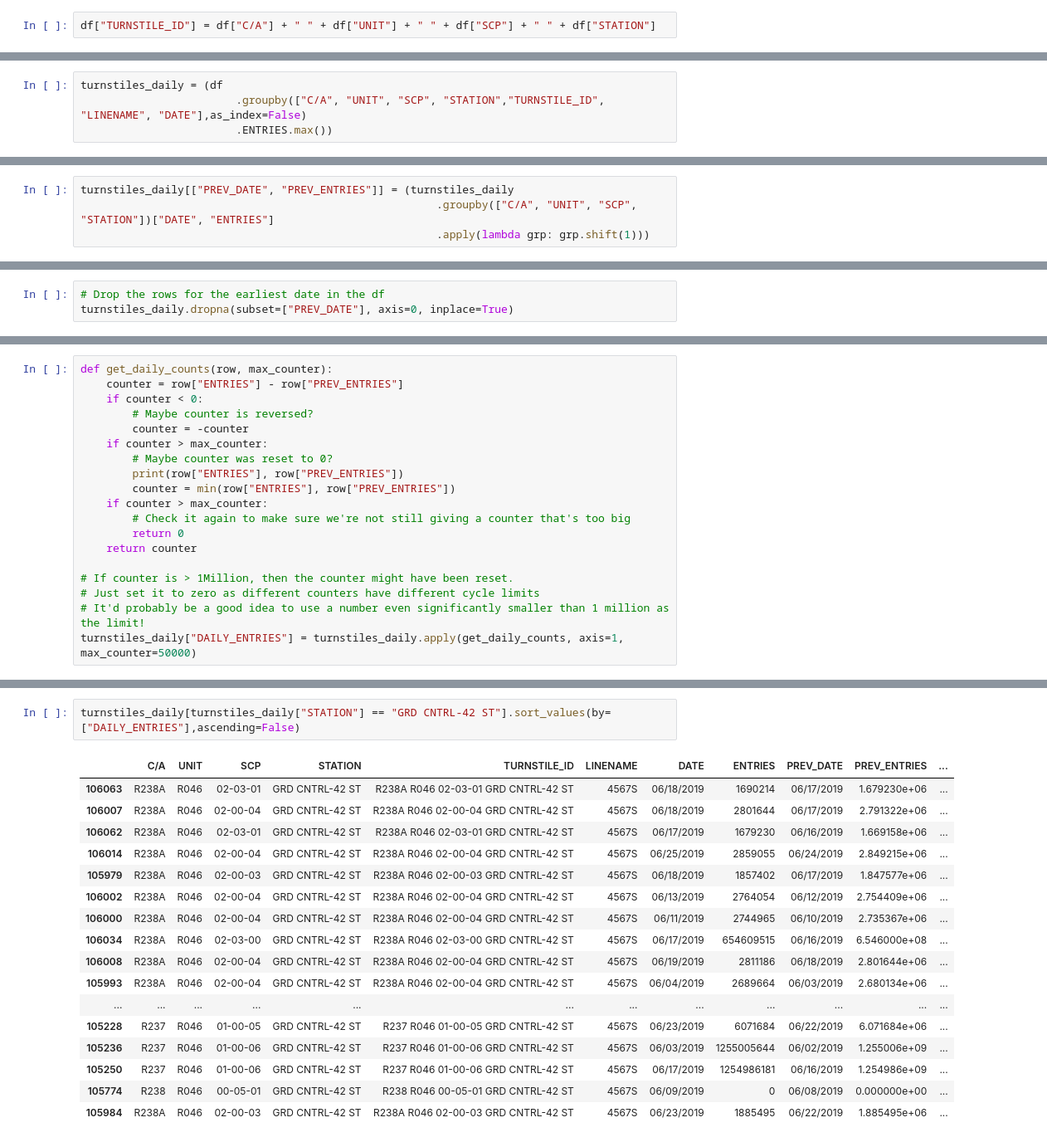
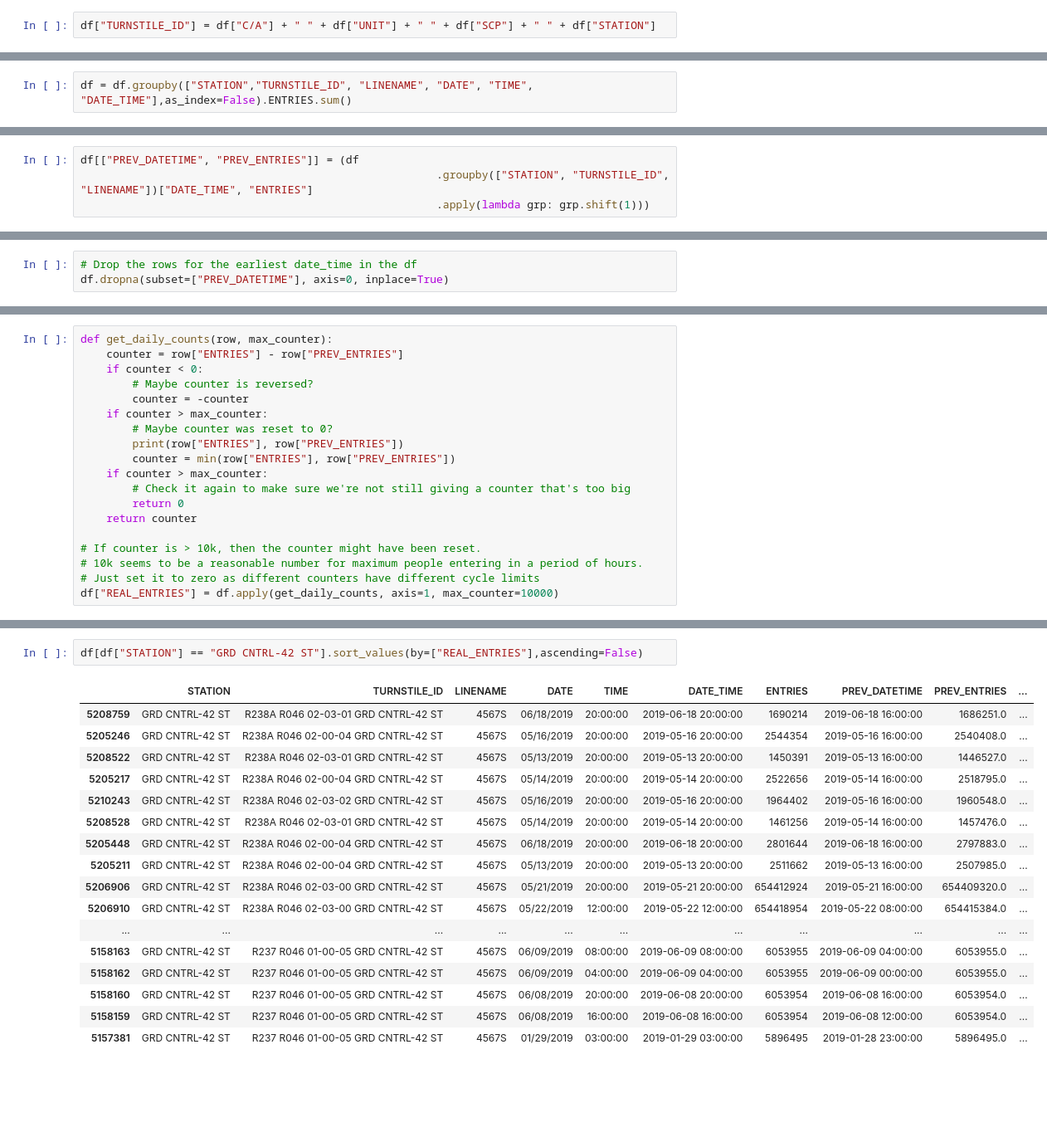
Before and after one commit to liviasalgueiro/Metis_Project-1, a Jupyter notebook: BlackBelt_Benson_Project.ipynb, the cells around one changed output, grey strips where cells are left out. Shown at 83% size. Cells and saved outputs as stored; diff of their text form; blank space fills up the shorter version.

```diff
--- a/BlackBelt_Benson_Project.ipynb
+++ b/BlackBelt_Benson_Project.ipynb
@@ -260,4 +394,2 @@ df["STATION_LINE"] = df["STATION"] + " " + df["LINENAME"]
 # %%
-turnstiles_daily = (df
-                        .groupby(["C/A", "UNIT", "SCP", "STATION","TURNSTILE_ID", "LINENAME", "DATE"],as_index=False)
-                        .ENTRIES.max())
+df = df.groupby(["STATION","TURNSTILE_ID", "LINENAME", "DATE", "TIME", "DATE_TIME"],as_index=False).ENTRIES.sum()
@@ -285,4 +396,4 @@ turnstiles_daily
 # %%
-turnstiles_daily[["PREV_DATE", "PREV_ENTRIES"]] = (turnstiles_daily
-                                                       .groupby(["C/A", "UNIT", "SCP", "STATION"])["DATE", "ENTRIES"]
+df[["PREV_DATETIME", "PREV_ENTRIES"]] = (df
+                                                       .groupby(["STATION", "TURNSTILE_ID", "LINENAME"])["DATE_TIME", "ENTRIES"]
                                                        .apply(lambda grp: grp.shift(1)))
@@ -310,3 +414,3 @@ turnstiles_daily
 # %%
-# Drop the rows for the earliest date in the df
-turnstiles_daily.dropna(subset=["PREV_DATE"], axis=0, inplace=True)
+# Drop the rows for the earliest date_time in the df
+df.dropna(subset=["PREV_DATETIME"], axis=0, inplace=True)
@@ -325,8 +431,8 @@ def get_daily_counts(row, max_counter):
         return 0
     return counter
 
-# If counter is > 1Million, then the counter might have been reset.
+# If counter is > 10k, then the counter might have been reset.
+# 10k seems to be a reasonable number for maximum people entering in a period of hours.
 # Just set it to zero as different counters have different cycle limits
-# It'd probably be a good idea to use a number even significantly smaller than 1 million as the limit!
-turnstiles_daily["DAILY_ENTRIES"] = turnstiles_daily.apply(get_daily_counts, axis=1, max_counter=50000)
+df["REAL_ENTRIES"] = df.apply(get_daily_counts, axis=1, max_counter=10000)
 # %% [output]
@@ -370,20 +465,20 @@ Name: DAILY_ENTRIES, Length: 131224, dtype: float64
 # %%
-turnstiles_daily[turnstiles_daily["STATION"] == "GRD CNTRL-42 ST"].sort_values(by=["DAILY_ENTRIES"],ascending=False)
+df[df["STATION"] == "GRD CNTRL-42 ST"].sort_values(by=["REAL_ENTRIES"],ascending=False)
 # %% [output]
-|  | C/A | UNIT | SCP | STATION | TURNSTILE_ID | LINENAME | DATE | ENTRIES | PREV_DATE | PREV_ENTRIES | ... |
-| 106063 | R238A | R046 | 02-03-01 | GRD CNTRL-42 ST | R238A R046 02-03-01 GRD CNTRL-42 ST | 4567S | 06/18/2019 | 1690214 | 06/17/2019 | 1.679230e+06 | ... |
-| 106007 | R238A | R046 | 02-00-04 | GRD CNTRL-42 ST | R238A R046 02-00-04 GRD CNTRL-42 ST | 4567S | 06/18/2019 | 2801644 | 06/17/2019 | 2.791322e+06 | ... |
-| 106062 | R238A | R046 | 02-03-01 | GRD CNTRL-42 ST | R238A R046 02-03-01 GRD CNTRL-42 ST | 4567S | 06/17/2019 | 1679230 | 06/16/2019 | 1.669158e+06 | ... |
-| 106014 | R238A | R046 | 02-00-04 | GRD CNTRL-42 ST | R238A R046 02-00-04 GRD CNTRL-42 ST | 4567S | 06/25/2019 | 2859055 | 06/24/2019 | 2.849215e+06 | ... |
-| 105979 | R238A | R046 | 02-00-03 | GRD CNTRL-42 ST | R238A R046 02-00-03 GRD CNTRL-42 ST | 4567S | 06/18/2019 | 1857402 | 06/17/2019 | 1.847577e+06 | ... |
-| 106002 | R238A | R046 | 02-00-04 | GRD CNTRL-42 ST | R238A R046 02-00-04 GRD CNTRL-42 ST | 4567S | 06/13/2019 | 2764054 | 06/12/2019 | 2.754409e+06 | ... |
-| 106000 | R238A | R046 | 02-00-04 | GRD CNTRL-42 ST | R238A R046 02-00-04 GRD CNTRL-42 ST | 4567S | 06/11/2019 | 2744965 | 06/10/2019 | 2.735367e+06 | ... |
-| 106034 | R238A | R046 | 02-03-00 | GRD CNTRL-42 ST | R238A R046 02-03-00 GRD CNTRL-42 ST | 4567S | 06/17/2019 | 654609515 | 06/16/2019 | 6.546000e+08 | ... |
-| 106008 | R238A | R046 | 02-00-04 | GRD CNTRL-42 ST | R238A R046 02-00-04 GRD CNTRL-42 ST | 4567S | 06/19/2019 | 2811186 | 06/18/2019 | 2.801644e+06 | ... |
-| 105993 | R238A | R046 | 02-00-04 | GRD CNTRL-42 ST | R238A R046 02-00-04 GRD CNTRL-42 ST | 4567S | 06/04/2019 | 2689664 | 06/03/2019 | 2.680134e+06 | ... |
-| ... | ... | ... | ... | ... | ... | ... | ... | ... | ... | ... | ... |
-| 105228 | R237 | R046 | 01-00-05 | GRD CNTRL-42 ST | R237 R046 01-00-05 GRD CNTRL-42 ST | 4567S | 06/23/2019 | 6071684 | 06/22/2019 | 6.071684e+06 | ... |
-| 105236 | R237 | R046 | 01-00-06 | GRD CNTRL-42 ST | R237 R046 01-00-06 GRD CNTRL-42 ST | 4567S | 06/03/2019 | 1255005644 | 06/02/2019 | 1.255006e+09 | ... |
-| 105250 | R237 | R046 | 01-00-06 | GRD CNTRL-42 ST | R237 R046 01-00-06 GRD CNTRL-42 ST | 4567S | 06/17/2019 | 1254986181 | 06/16/2019 | 1.254986e+09 | ... |
-| 105774 | R238 | R046 | 00-05-01 | GRD CNTRL-42 ST | R238 R046 00-05-01 GRD CNTRL-42 ST | 4567S | 06/09/2019 | 0 | 06/08/2019 | 0.000000e+00 | ... |
-| 105984 | R238A | R046 | 02-00-03 | GRD CNTRL-42 ST | R238A R046 02-00-03 GRD CNTRL-42 ST | 4567S | 06/23/2019 | 1885495 | 06/22/2019 | 1.885495e+06 | ... |
+|  | STATION | TURNSTILE_ID | LINENAME | DATE | TIME | DATE_TIME | ENTRIES | PREV_DATETIME | PREV_ENTRIES | ... |
+| 5208759 | GRD CNTRL-42 ST | R238A R046 02-03-01 GRD CNTRL-42 ST | 4567S | 06/18/2019 | 20:00:00 | 2019-06-18 20:00:00 | 1690214 | 2019-06-18 16:00:00 | 1686251.0 | ... |
+| 5205246 | GRD CNTRL-42 ST | R238A R046 02-00-04 GRD CNTRL-42 ST | 4567S | 05/16/2019 | 20:00:00 | 2019-05-16 20:00:00 | 2544354 | 2019-05-16 16:00:00 | 2540408.0 | ... |
+| 5208522 | GRD CNTRL-42 ST | R238A R046 02-03-01 GRD CNTRL-42 ST | 4567S | 05/13/2019 | 20:00:00 | 2019-05-13 20:00:00 | 1450391 | 2019-05-13 16:00:00 | 1446527.0 | ... |
+| 5205217 | GRD CNTRL-42 ST | R238A R046 02-00-04 GRD CNTRL-42 ST | 4567S | 05/14/2019 | 20:00:00 | 2019-05-14 20:00:00 | 2522656 | 2019-05-14 16:00:00 | 2518795.0 | ... |
+| 5210243 | GRD CNTRL-42 ST | R238A R046 02-03-02 GRD CNTRL-42 ST | 4567S | 05/16/2019 | 20:00:00 | 2019-05-16 20:00:00 | 1964402 | 2019-05-16 16:00:00 | 1960548.0 | ... |
+| 5208528 | GRD CNTRL-42 ST | R238A R046 02-03-01 GRD CNTRL-42 ST | 4567S | 05/14/2019 | 20:00:00 | 2019-05-14 20:00:00 | 1461256 | 2019-05-14 16:00:00 | 1457476.0 | ... |
+| 5205448 | GRD CNTRL-42 ST | R238A R046 02-00-04 GRD CNTRL-42 ST | 4567S | 06/18/2019 | 20:00:00 | 2019-06-18 20:00:00 | 2801644 | 2019-06-18 16:00:00 | 2797883.0 | ... |
+| 5205211 | GRD CNTRL-42 ST | R238A R046 02-00-04 GRD CNTRL-42 ST | 4567S | 05/13/2019 | 20:00:00 | 2019-05-13 20:00:00 | 2511662 | 2019-05-13 16:00:00 | 2507985.0 | ... |
+| 5206906 | GRD CNTRL-42 ST | R238A R046 02-03-00 GRD CNTRL-42 ST | 4567S | 05/21/2019 | 20:00:00 | 2019-05-21 20:00:00 | 654412924 | 2019-05-21 16:00:00 | 654409320.0 | ... |
+| 5206910 | GRD CNTRL-42 ST | R238A R046 02-03-00 GRD CNTRL-42 ST | 4567S | 05/22/2019 | 12:00:00 | 2019-05-22 12:00:00 | 654418954 | 2019-05-22 08:00:00 | 654415384.0 | ... |
+| ... | ... | ... | ... | ... | ... | ... | ... | ... | ... | ... |
+| 5158163 | GRD CNTRL-42 ST | R237 R046 01-00-05 GRD CNTRL-42 ST | 4567S | 06/09/2019 | 08:00:00 | 2019-06-09 08:00:00 | 6053955 | 2019-06-09 04:00:00 | 6053955.0 | ... |
+| 5158162 | GRD CNTRL-42 ST | R237 R046 01-00-05 GRD CNTRL-42 ST | 4567S | 06/09/2019 | 04:00:00 | 2019-06-09 04:00:00 | 6053955 | 2019-06-09 00:00:00 | 6053955.0 | ... |
+| 5158160 | GRD CNTRL-42 ST | R237 R046 01-00-05 GRD CNTRL-42 ST | 4567S | 06/08/2019 | 20:00:00 | 2019-06-08 20:00:00 | 6053954 | 2019-06-08 16:00:00 | 6053954.0 | ... |
+| 5158159 | GRD CNTRL-42 ST | R237 R046 01-00-05 GRD CNTRL-42 ST | 4567S | 06/08/2019 | 16:00:00 | 2019-06-08 16:00:00 | 6053954 | 2019-06-08 12:00:00 | 6053954.0 | ... |
+| 5157381 | GRD CNTRL-42 ST | R237 R046 01-00-05 GRD CNTRL-42 ST | 4567S | 01/29/2019 | 03:00:00 | 2019-01-29 03:00:00 | 5896495 | 2019-01-28 23:00:00 | 5896495.0 | ... |
```
Also changed, not shown: parts of 55 cells of this notebook.
